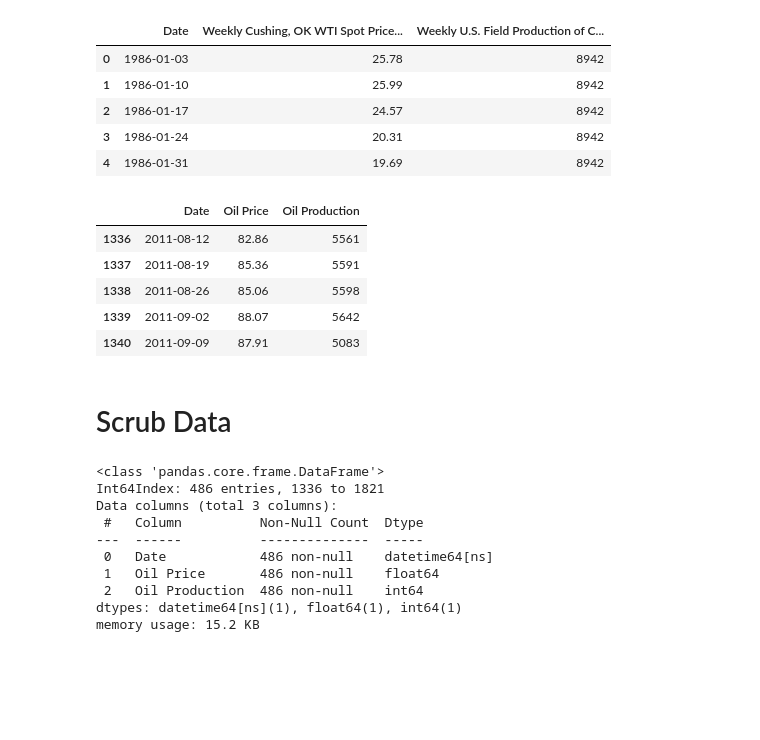
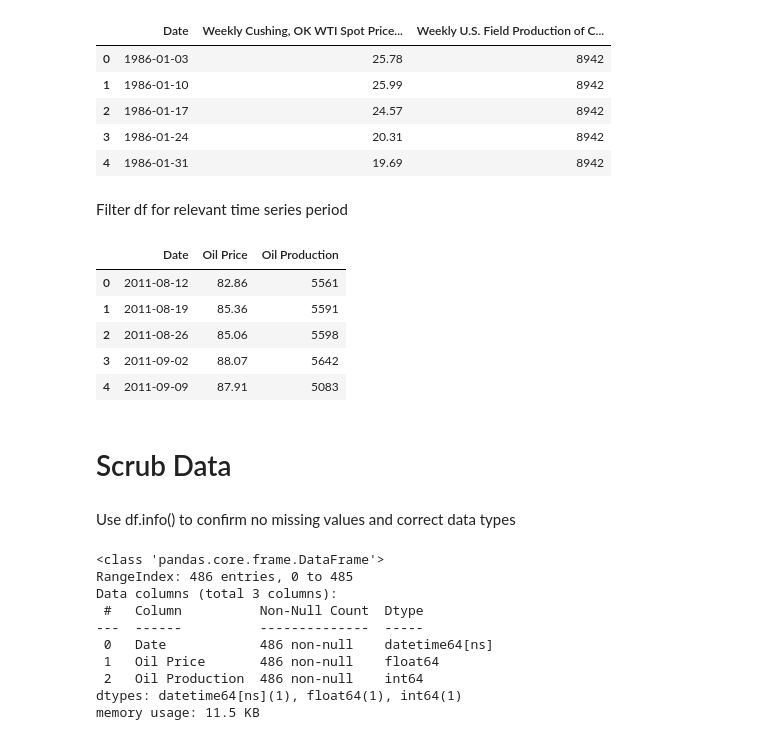
Before and after one commit to blantj/us_oil_production_time_series, a Jupyter notebook: Modeling.ipynb, the cells around one changed output. Cells and saved outputs as stored; diff of their text form; code cells hidden in the pictures; blank space fills up the shorter version.

```diff
--- a/Modeling.ipynb
+++ b/Modeling.ipynb
@@ -27,5 +41,5 @@ prices_df.head()
 # %%
-df = pd.merge(prices_df, production_df, how='inner', on='Date')
+df = pd.merge(prices_df, production_df, how='outer', on='Date')
 df.head()
 # %% [output]
 |  | Date | Weekly Cushing, OK WTI Spot Price... | Weekly U.S. Field Production of C... |
@@ -34,24 +48,29 @@ df.head()
 | 2 | 1986-01-17 | 24.57 | 8942 |
 | 3 | 1986-01-24 | 20.31 | 8942 |
 | 4 | 1986-01-31 | 19.69 | 8942 |
+# %% [markdown]
+Filter df for relevant time series period
 # %%
 df = df[df['Date']>='2011-8-12']
+df.reset_index(drop=True, inplace=True)
 df.columns = ['Date', 'Oil Price', 'Oil Production']
 df.head()
 # %% [output]
 |  | Date | Oil Price | Oil Production |
-| 1336 | 2011-08-12 | 82.86 | 5561 |
-| 1337 | 2011-08-19 | 85.36 | 5591 |
-| 1338 | 2011-08-26 | 85.06 | 5598 |
-| 1339 | 2011-09-02 | 88.07 | 5642 |
-| 1340 | 2011-09-09 | 87.91 | 5083 |
+| 0 | 2011-08-12 | 82.86 | 5561 |
+| 1 | 2011-08-19 | 85.36 | 5591 |
+| 2 | 2011-08-26 | 85.06 | 5598 |
+| 3 | 2011-09-02 | 88.07 | 5642 |
+| 4 | 2011-09-09 | 87.91 | 5083 |
 # %% [markdown]
 # Scrub Data
+# %% [markdown]
+Use df.info() to confirm no missing values and correct data types
 # %%
 df.info()
 # %% [output]
 <class 'pandas.core.frame.DataFrame'>
-Int64Index: 486 entries, 1336 to 1821
+RangeIndex: 486 entries, 0 to 485
 Data columns (total 3 columns):
  #   Column          Non-Null Count  Dtype
 ---  ------          --------------  -----
@@ -59,4 +78,4 @@ Data columns (total 3 columns):
  1   Oil Price       486 non-null    float64
  2   Oil Production  486 non-null    int64
 dtypes: datetime64[ns](1), float64(1), int64(1)
-memory usage: 15.2 KB
+memory usage: 11.5 KB
```
Also changed, not shown: parts of 30 cells of this notebook, 3 other files.
